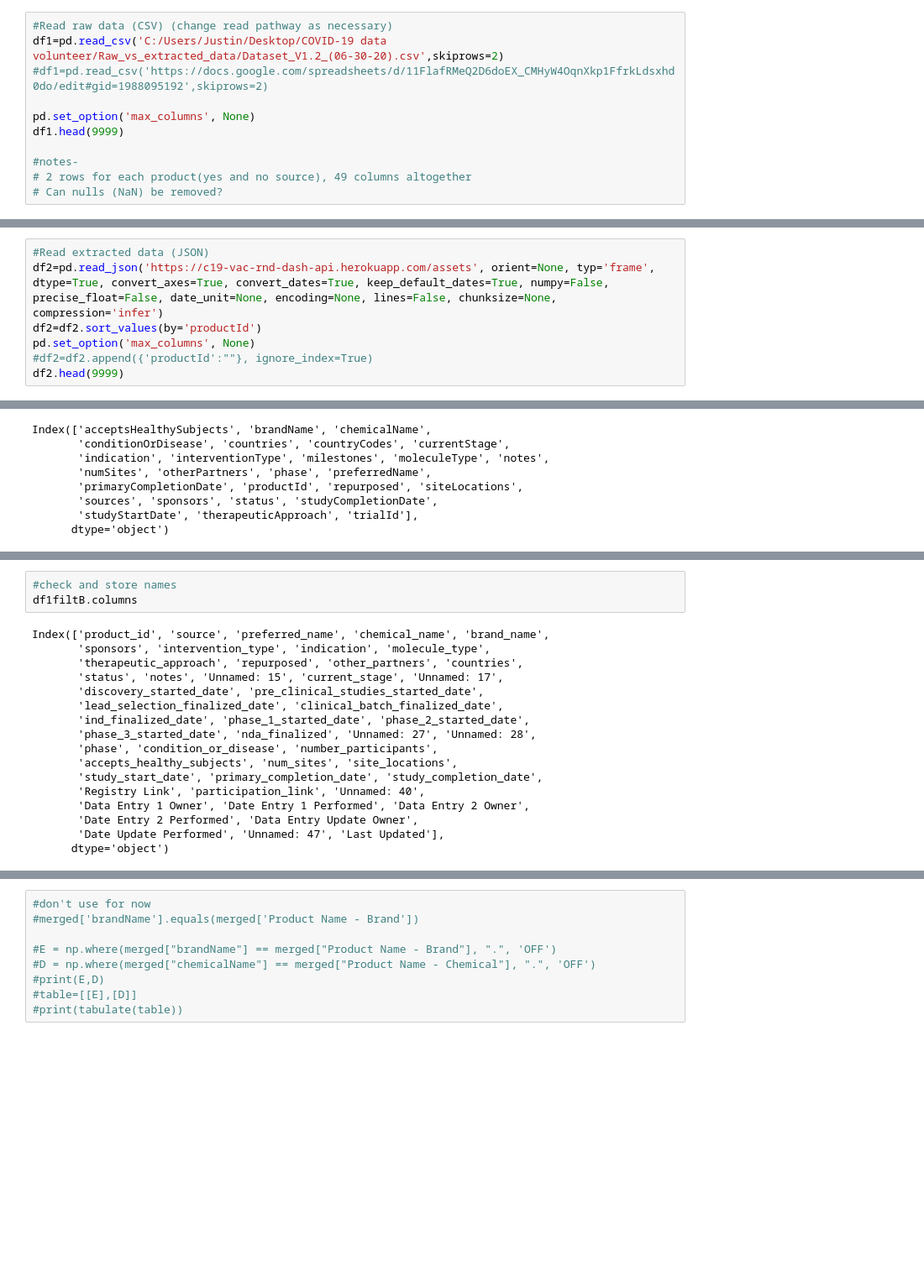
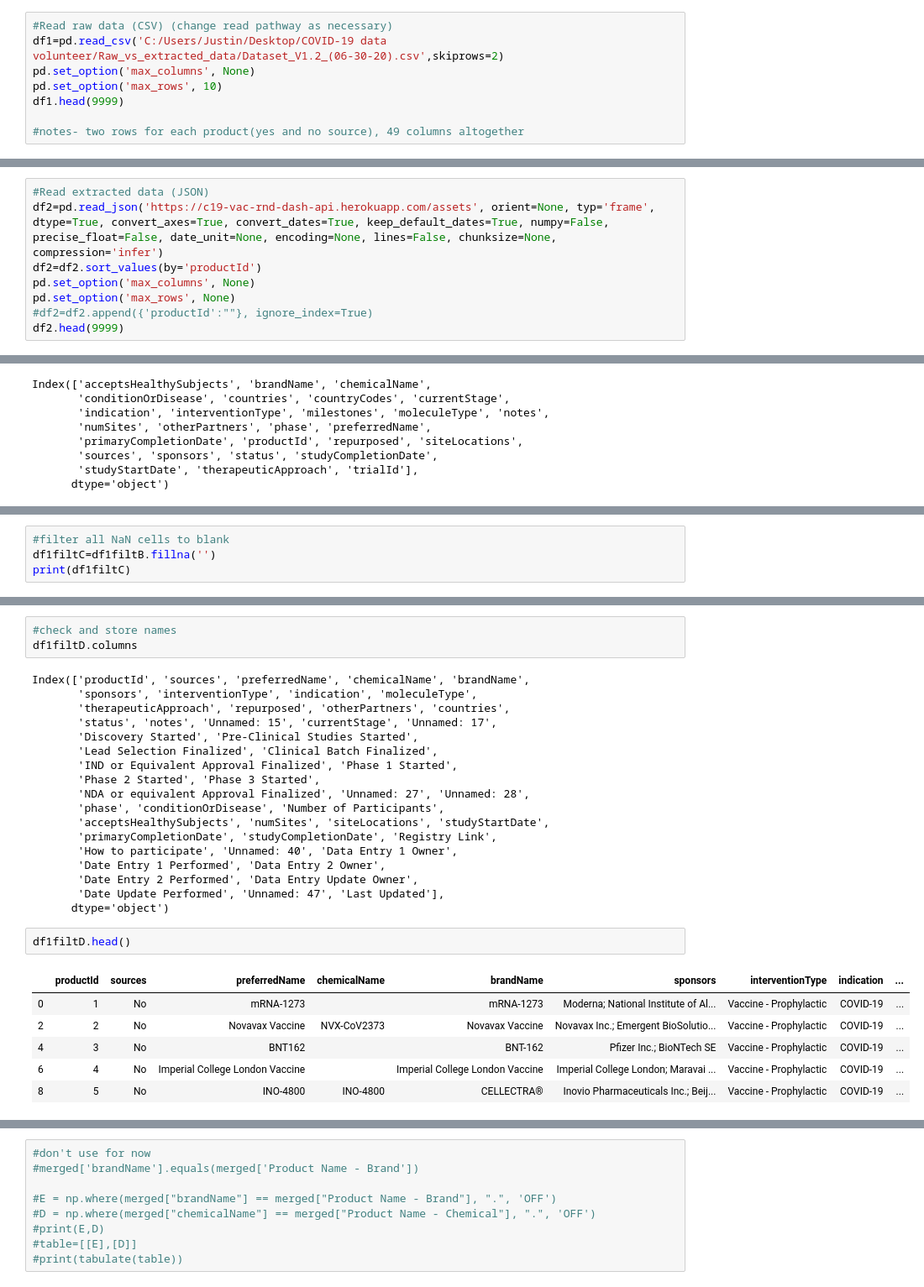
Before and after one commit to albrightjustinm/py-api-vac-rnd-dash, a Jupyter notebook: DataValidation-RawCSVvs.ExtractedJSON.ipynb, the cells around one changed output, grey strips where cells are left out. Shown at 84% size. Drawn from its saved outputs; the diff is of its cells as text; blank space fills up the shorter version.

```diff
--- a/DataValidation-RawCSVvs.ExtractedJSON.ipynb
+++ b/DataValidation-RawCSVvs.ExtractedJSON.ipynb
@@ -29,14 +29,11 @@ import json
 # %%
 #Read raw data (CSV) (change read pathway as necessary)
 df1=pd.read_csv('C:/Users/Justin/Desktop/COVID-19 data volunteer/Raw_vs_extracted_data/Dataset_V1.2_(06-30-20).csv',skiprows=2)
-#df1=pd.read_csv('https://docs.google.com/spreadsheets/d/11FlafRMeQ2D6doEX_CMHyW4OqnXkp1FfrkLdsxhd0do/edit#gid=1988095192',skiprows=2)
-
 pd.set_option('max_columns', None)
+pd.set_option('max_rows', 10)
 df1.head(9999)
 
-#notes-
-# 2 rows for each product(yes and no source), 49 columns altogether
-# Can nulls (NaN) be removed?
+#notes- two rows for each product(yes and no source), 49 columns altogether
 # %% [output]
 |  | ID | Source? | Product Name - Preferred | Product Name - Chemical | Product Name - Brand | Sponsor | ... |
 | 0 | 1 | No | mRNA-1273 | NaN | mRNA-1273 | Moderna; National Institute of Al... | ... |
@@ -83,6 +75,7 @@ Index(['ID', 'Source?', 'Product Name - Preferred', 'Product Name - Chemical',
 df2=pd.read_json('https://c19-vac-rnd-dash-api.herokuapp.com/assets', orient=None, typ='frame', dtype=True, convert_axes=True, convert_dates=True, keep_default_dates=True, numpy=False, precise_float=False, date_unit=None, encoding=None, lines=False, chunksize=None, compression='infer')
 df2=df2.sort_values(by='productId')
 pd.set_option('max_columns', None)
+pd.set_option('max_rows', None)
 #df2=df2.append({'productId':""}, ignore_index=True)
 df2.head(9999)
 # %% [output]
@@ -182,3 +182,7 @@ print(df1filtB)
 1126          NaN    5/31/2020
 
 [564 rows x 49 columns]
+# %%
+#filter all NaN cells to blank
+df1filtC=df1filtB.fillna('')
+print(df1filtC)
@@ -242,23 +267,33 @@ print(df1filtB)
 [564 rows x 49 columns]
 # %%
 #check and store names
-df1filtB.columns
+df1filtD.columns
 # %% [output]
-Index(['product_id', 'source', 'preferred_name', 'chemical_name', 'brand_name',
-       'sponsors', 'intervention_type', 'indication', 'molecule_type',
-       'therapeutic_approach', 'repurposed', 'other_partners', 'countries',
-       'status', 'notes', 'Unnamed: 15', 'current_stage', 'Unnamed: 17',
-       'discovery_started_date', 'pre_clinical_studies_started_date',
-       'lead_selection_finalized_date', 'clinical_batch_finalized_date',
-       'ind_finalized_date', 'phase_1_started_date', 'phase_2_started_date',
-       'phase_3_started_date', 'nda_finalized', 'Unnamed: 27', 'Unnamed: 28',
-       'phase', 'condition_or_disease', 'number_participants',
-       'accepts_healthy_subjects', 'num_sites', 'site_locations',
-       'study_start_date', 'primary_completion_date', 'study_completion_date',
-       'Registry Link', 'participation_link', 'Unnamed: 40',
-       'Data Entry 1 Owner', 'Date Entry 1 Performed', 'Data Entry 2 Owner',
+Index(['productId', 'sources', 'preferredName', 'chemicalName', 'brandName',
+       'sponsors', 'interventionType', 'indication', 'moleculeType',
+       'therapeuticApproach', 'repurposed', 'otherPartners', 'countries',
+       'status', 'notes', 'Unnamed: 15', 'currentStage', 'Unnamed: 17',
+       'Discovery Started', 'Pre-Clinical Studies Started',
+       'Lead Selection Finalized', 'Clinical Batch Finalized',
+       'IND or Equivalent Approval Finalized', 'Phase 1 Started',
+       'Phase 2 Started', 'Phase 3 Started',
+       'NDA or equivalent Approval Finalized', 'Unnamed: 27', 'Unnamed: 28',
+       'phase', 'conditionOrDisease', 'Number of Participants',
+       'acceptsHealthySubjects', 'numSites', 'siteLocations', 'studyStartDate',
+       'primaryCompletionDate', 'studyCompletionDate', 'Registry Link',
+       'How to participate', 'Unnamed: 40', 'Data Entry 1 Owner',
+       'Date Entry 1 Performed', 'Data Entry 2 Owner',
        'Date Entry 2 Performed', 'Data Entry Update Owner',
        'Date Update Performed', 'Unnamed: 47', 'Last Updated'],
       dtype='object')
+# %%
+df1filtD.head()
+# %% [output]
+|  | productId | sources | preferredName | chemicalName | brandName | sponsors | interventionType | indication | ... |
+| 0 | 1 | No | mRNA-1273 |  | mRNA-1273 | Moderna; National Institute of Al... | Vaccine - Prophylactic | COVID-19 | ... |
+| 2 | 2 | No | Novavax Vaccine | NVX-CoV2373 | Novavax Vaccine | Novavax Inc.; Emergent BioSolutio... | Vaccine - Prophylactic | COVID-19 | ... |
+| 4 | 3 | No | BNT162 |  | BNT-162 | Pfizer Inc.; BioNTech SE | Vaccine - Prophylactic | COVID-19 | ... |
+| 6 | 4 | No | Imperial College London Vaccine |  | Imperial College London Vaccine | Imperial College London; Maravai ... | Vaccine - Prophylactic | COVID-19 | ... |
+| 8 | 5 | No | INO-4800 | INO-4800 | CELLECTRA® | Inovio Pharmaceuticals Inc.; Beij... | Vaccine - Prophylactic | COVID-19 | ... |
 # %%
 #Alternative to comparing dataframes w/o merging
```
Also changed, not shown: parts of 14 cells of this notebook.
